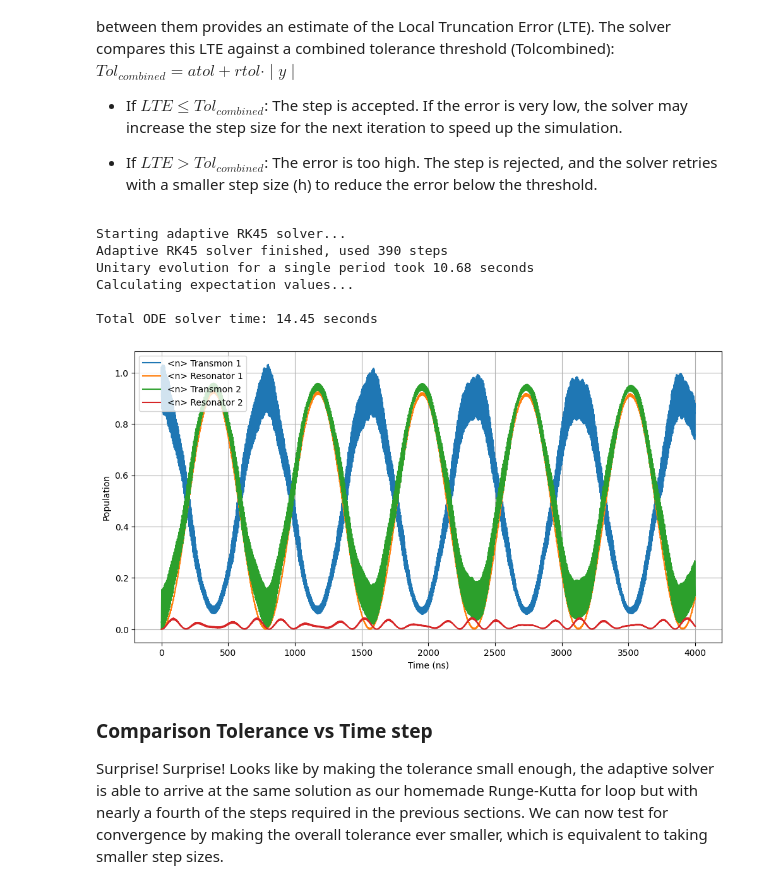
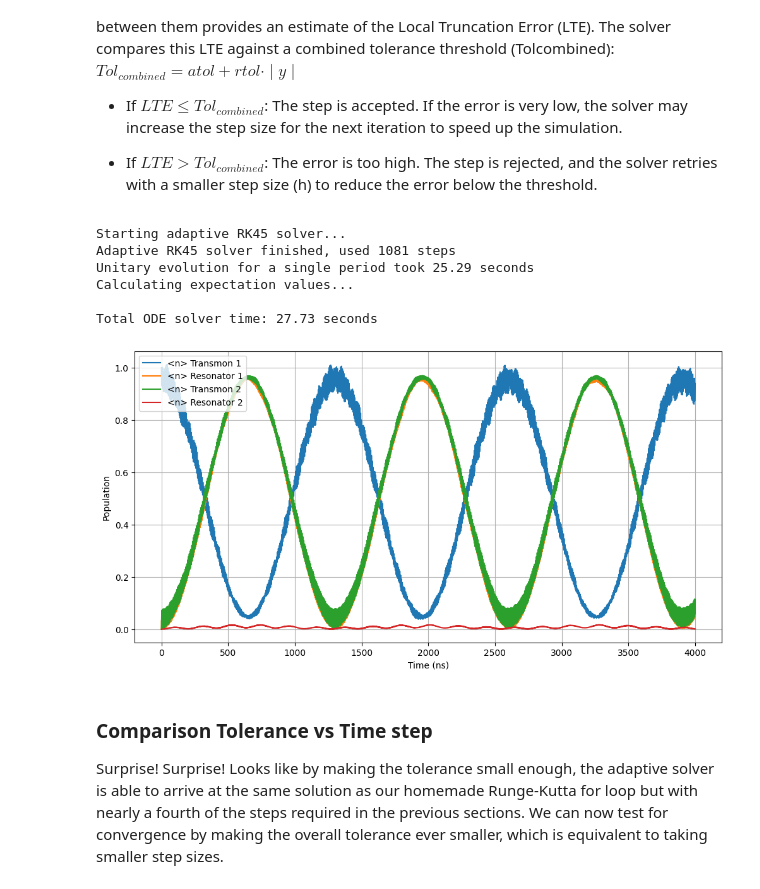
Before and after one commit to GonReina/QLearn, a Jupyter notebook: ODEs/solver_battle.ipynb, the cells around one changed output. Drawn from its saved outputs; the diff is of its cells as text; code cells hidden in the pictures.

```diff
--- a/ODEs/solver_battle.ipynb
+++ b/ODEs/solver_battle.ipynb
@@ -210,7 +210,7 @@ def build_H(params):
         cos_phi_sum += 0.5 * (U_phi + U_phi.conj().T)
         print(f"Done with site {i}.")
 
-    H0 += EJ * (0.5 * phi_squared_sum + cos_phi_sum)
+    H0 -= EJ * (0.5 * phi_squared_sum + cos_phi_sum)
 
     # J coupling term
     for i in range(N - 1):
@@ -604,7 +604,7 @@
 # %%
 # Choose absolute and relative tolerance
-rtol= 1e-7
-atol=1e-9
+rtol= 1e-12
+atol=1e-12
 
 # Initial state is the flattened identity matrix
 I_flat = sparse_eye(D_total, D_total, dtype=np.complex128, format='csc').toarray().flatten(order='F')
@@ -642,37 +642,37 @@ y_final_rk45 = sol_U_rk45.y[:, -1]
 # y_final_rk45 = sol_U_rk45.y
 U_flat_rk45 = y_final_rk45[:D_sq] + 1j * y_final_rk45[D_sq:]
 U_rk45 = U_flat_rk45.reshape((D_total, D_total), order='F')
 solver_results['RK45'] = {'time': rk45_time, 'U': U_rk45, 'steps': len(sol_U_rk45.t)}
 
 # --- Process Results (Iterative Evolution) ---
 print("Calculating expectation values...")
 njt = np.zeros((len(tlist), 2 * N))
 psi_t = psi0_vec # Start with the initial state vector
 
 for i, t in enumerate(tlist):
     # Measure expectation values
     for j in range(2 * N):
         op_j = number_ops[j]
         # <psi|O|psi> = (psi_conj.T) @ O @ psi
         exp_val = np.conj(psi_t) @ (op_j @ psi_t)
         njt[i, j] = exp_val.real
 
     # Evolve state for the next step
     psi_t = U_rk45 @ psi_t
 
 total_time = time.time() - start_time
 print(f"\nTotal ODE solver time: {total_time:.2f} seconds")
 
 # Show results
 plot_sim(njt, tlist)
 # %% [output]
 Starting adaptive RK45 solver...
-Adaptive RK45 solver finished, used 390 steps
-Unitary evolution for a single period took 10.68 seconds
+Adaptive RK45 solver finished, used 1081 steps
+Unitary evolution for a single period took 25.29 seconds
 Calculating expectation values...
 
-Total ODE solver time: 14.45 seconds
+Total ODE solver time: 27.73 seconds
-[figure, old version]
+[figure, new version]
 # %% [markdown]
 ### Comparison Tolerance vs Time step
 
```
Also changed, not shown: parts of 13 cells of this notebook, 10 other files.
